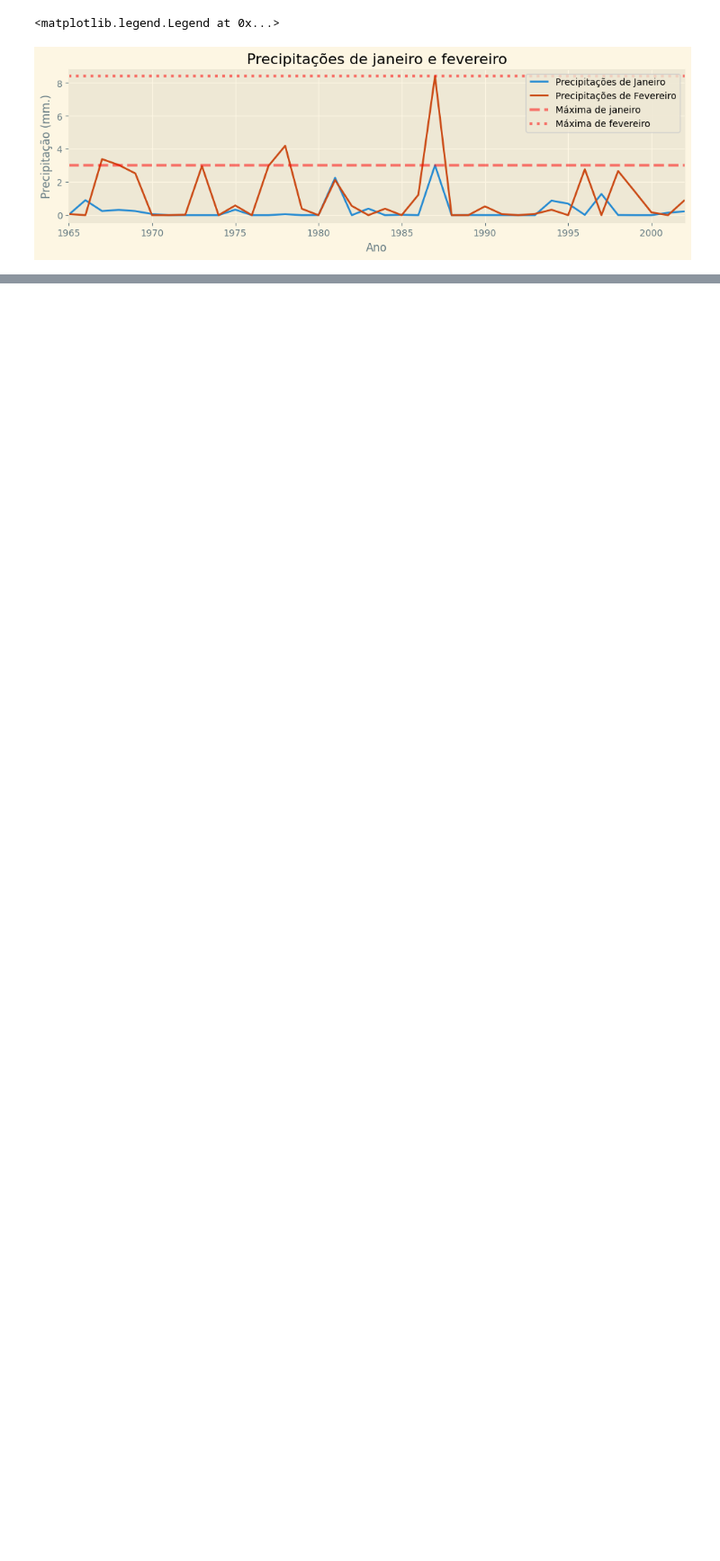
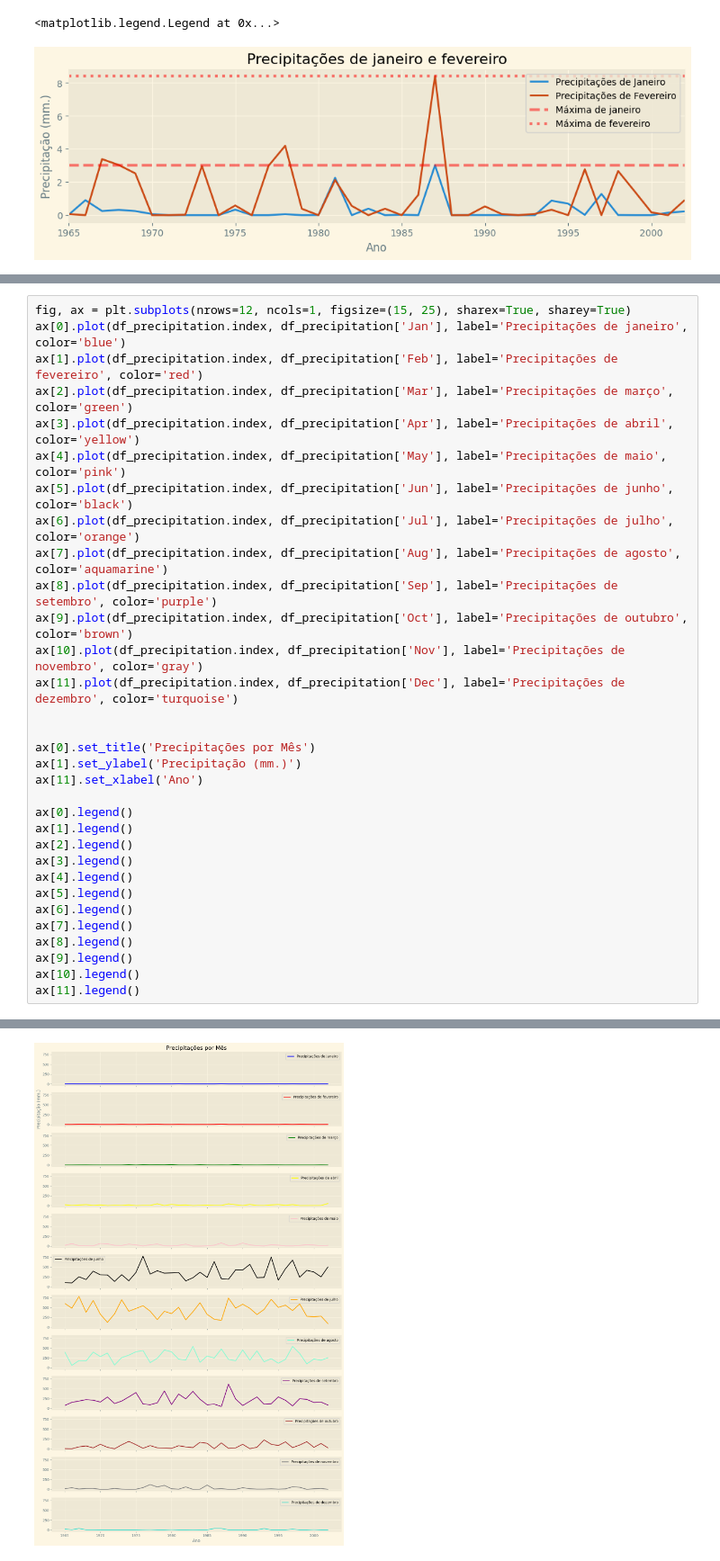
Before and after one commit to nikarcosta/precipitation-data, a Jupyter notebook: precipitation_analysis.ipynb, the cells around one changed output, grey strips where cells are left out. Shown at 90% size. Drawn from its saved outputs; the diff is of its cells as text; blank space fills up the shorter version.

Commit message:
add precipitations by month

```diff
--- a/precipitation_analysis.ipynb
+++ b/precipitation_analysis.ipynb
@@ -141,0 +144,33 @@ ax.legend()
+# %%
+fig, ax = plt.subplots(nrows=12, ncols=1, figsize=(15, 25), sharex=True, sharey=True)
+ax[0].plot(df_precipitation.index, df_precipitation['Jan'], label='Precipitações de janeiro', color='blue')
+ax[1].plot(df_precipitation.index, df_precipitation['Feb'], label='Precipitações de fevereiro', color='red')
+ax[2].plot(df_precipitation.index, df_precipitation['Mar'], label='Precipitações de março', color='green')
+ax[3].plot(df_precipitation.index, df_precipitation['Apr'], label='Precipitações de abril', color='yellow')
+ax[4].plot(df_precipitation.index, df_precipitation['May'], label='Precipitações de maio', color='pink')
+ax[5].plot(df_precipitation.index, df_precipitation['Jun'], label='Precipitações de junho', color='black')
+ax[6].plot(df_precipitation.index, df_precipitation['Jul'], label='Precipitações de julho', color='orange')
+ax[7].plot(df_precipitation.index, df_precipitation['Aug'], label='Precipitações de agosto', color='aquamarine')
+ax[8].plot(df_precipitation.index, df_precipitation['Sep'], label='Precipitações de setembro', color='purple')
+ax[9].plot(df_precipitation.index, df_precipitation['Oct'], label='Precipitações de outubro', color='brown')
+ax[10].plot(df_precipitation.index, df_precipitation['Nov'], label='Precipitações de novembro', color='gray')
+ax[11].plot(df_precipitation.index, df_precipitation['Dec'], label='Precipitações de dezembro', color='turquoise')
+
+
+ax[0].set_title('Precipitações por Mês')
+ax[1].set_ylabel('Precipitação (mm.)')
+ax[11].set_xlabel('Ano')
+
+ax[0].legend()
+ax[1].legend()
+ax[2].legend()
+ax[3].legend()
+ax[4].legend()
+ax[5].legend()
+ax[6].legend()
+ax[7].legend()
+ax[8].legend()
+ax[9].legend()
+ax[10].legend()
+ax[11].legend()
+# %% [output]
@@ -141,0 +178 @@ ax.legend()
+[figure, added]
```
Also changed, not shown: parts of 2 cells of this notebook.
